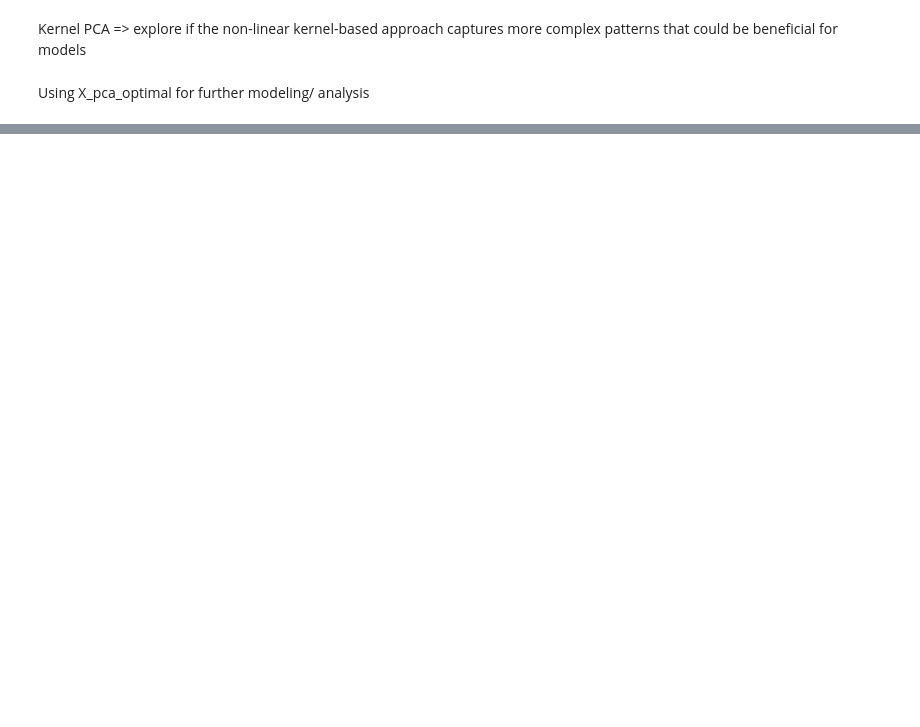
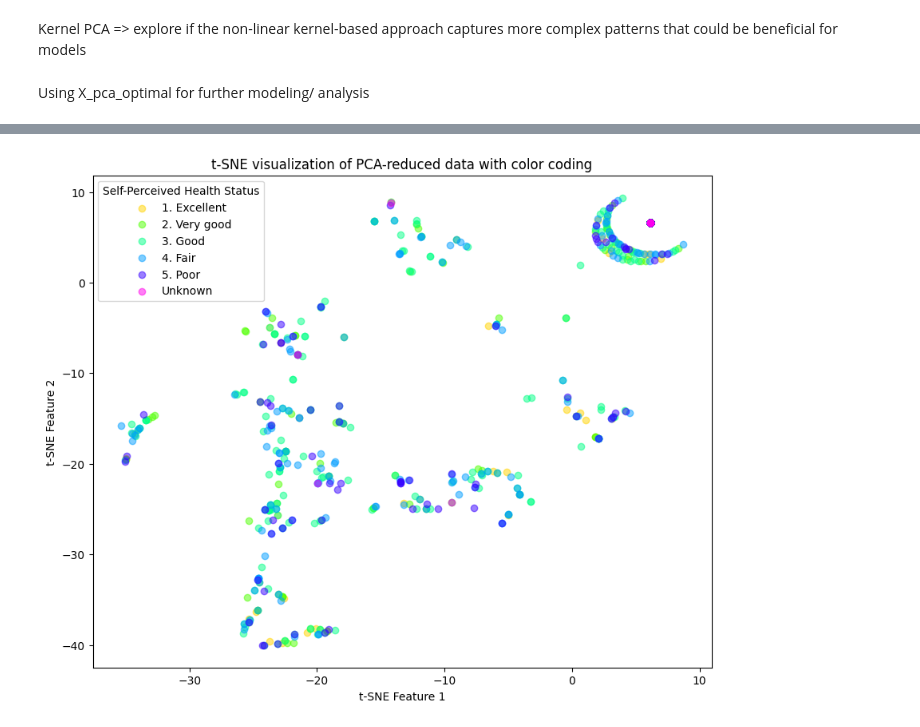
Before and after one commit to henrycgbaker/ML_climate_wellbeing_disparities, a Jupyter notebook: Combined_Clean_Version_Final.ipynb, the cells around one changed output, grey strips where cells are left out. Drawn from its saved outputs; the diff is of its cells as text; code cells hidden in the pictures; blank space fills up the shorter version.

```diff
--- a/Combined_Clean_Version_Final.ipynb
+++ b/Combined_Clean_Version_Final.ipynb
@@ -1118,0 +1039,31 @@ Using X_pca_optimal for further modeling/ analysis
+# %%
+num_samples = 1000
+if df_pca.shape[0] > num_samples:
+    indices = np.random.choice(df_pca.shape[0], num_samples, replace=False)
+    sampled_data = df_pca[indices, :]
+    sampled_labels = df_relevant['sphus'].iloc[indices].to_numpy()
+else:
+    sampled_data = df_pca
+    sampled_labels = df_relevant['sphus'].to_numpy()
+# %%
+sampled_labels = pd.Series(sampled_labels).fillna('Unknown').to_numpy()  # Replace NaN with 'Unknown'
+
+tsne = TSNE(n_components=2, random_state=42, perplexity=30, n_iter=1000)
+tsne_results = tsne.fit_transform(sampled_data)
+# %%
+unique_labels = np.unique(sampled_labels)
+palette = sns.color_palette("hsv", len(unique_labels))
+color_map = {label: color for label, color in zip(unique_labels, palette)}
+# %%
+plt.figure(figsize=(10, 8))
+for label in unique_labels:
+    indices = np.where(sampled_labels == label)
+    plt.scatter(tsne_results[indices, 0], tsne_results[indices, 1], c=[color_map[label]], label=label, alpha=0.5)
+
+plt.xlabel('t-SNE Feature 1')
+plt.ylabel('t-SNE Feature 2')
+plt.title('t-SNE visualization of PCA-reduced data with color coding')
+plt.legend(title='Self-Perceived Health Status')
+plt.show()
+# %% [output]
+[figure, added]
```
Also changed, not shown: parts of 46 cells of this notebook, 1 other file.
